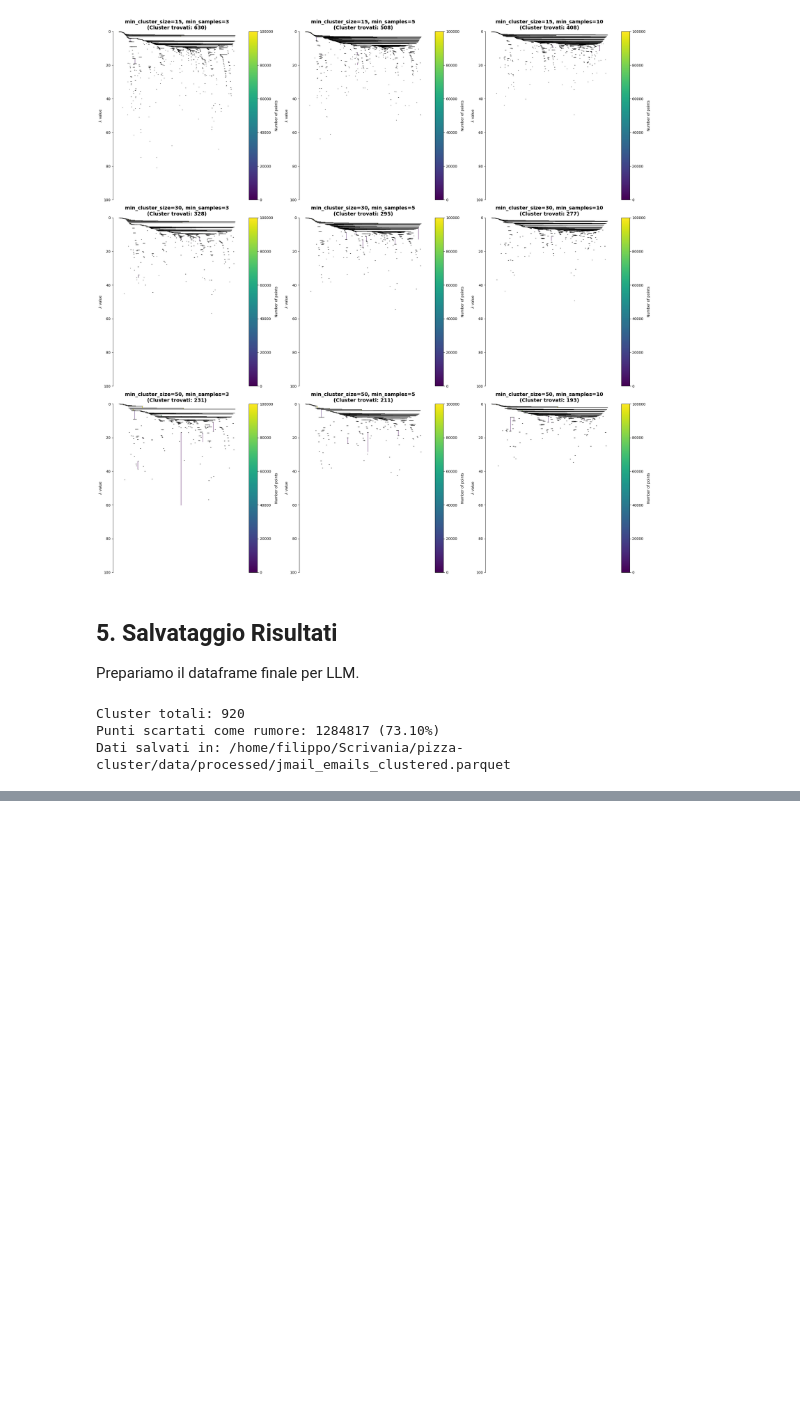
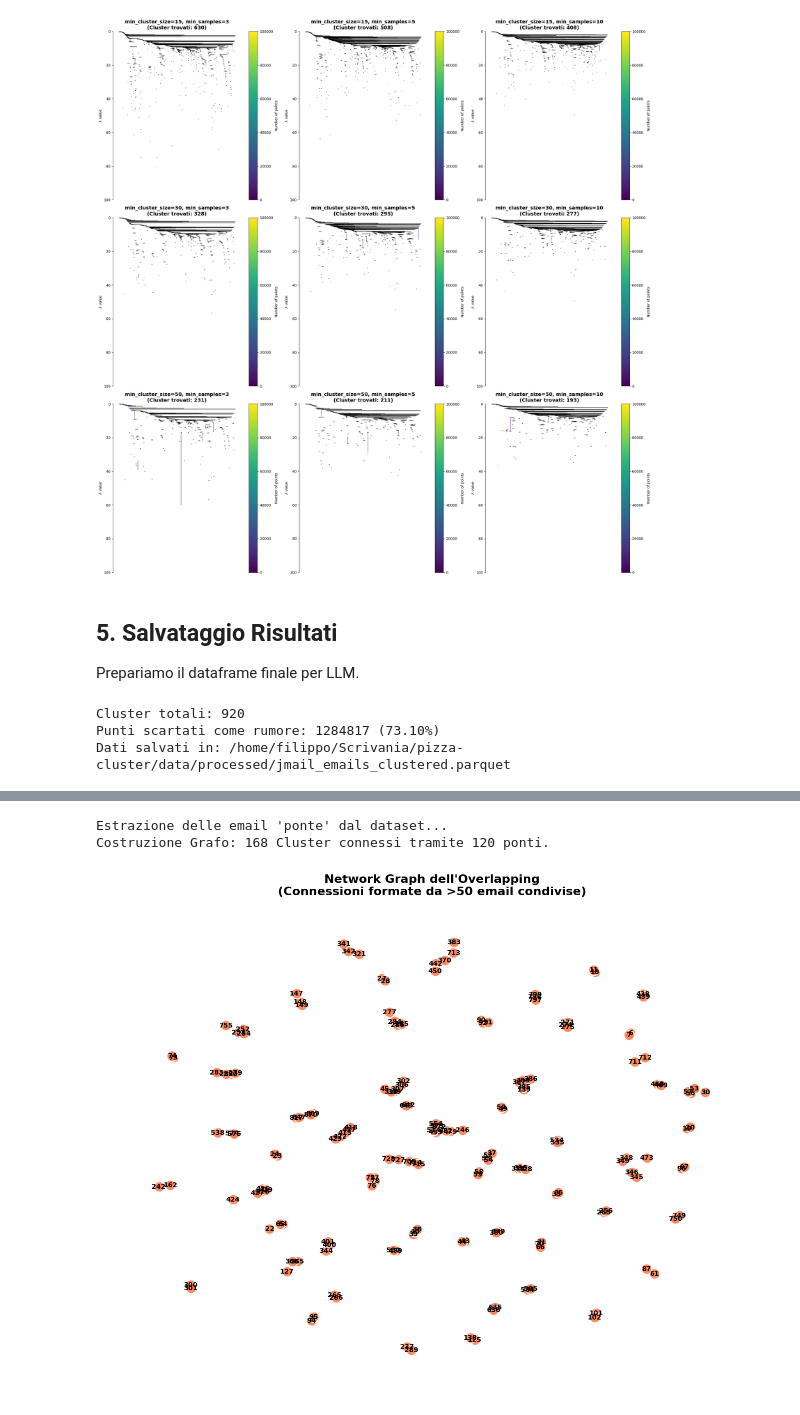
Before and after one commit to jose-sgariglia/pizza-cluster, a Jupyter notebook: src/notebooks/clustering_umap_hdbscan.ipynb, the cells around one changed output, grey strips where cells are left out. Drawn from its saved outputs; the diff is of its cells as text; code cells hidden in the pictures; blank space fills up the shorter version.

```diff
--- a/src/notebooks/clustering_umap_hdbscan.ipynb
+++ b/src/notebooks/clustering_umap_hdbscan.ipynb
@@ -175,0 +285,55 @@ Dati salvati in: /home/filippo/Scrivania/pizza-cluster/data/processed/jmail_emai
+# %%
+
+print("Estrazione delle email 'ponte' dal dataset...")
+df = pd.read_parquet(OUTPUT_DIR / "jmail_emails_clustered_soft.parquet")
+
+# Estraiamo i primi due cluster per ogni email e la percentuale del secondo
+top1 = np.array([x[0] for x in df['top_10_clusters']])
+top2 = np.array([x[1] for x in df['top_10_clusters']])
+prob2 = np.array([x[1] for x in df['top_10_probs']])
+
+# Consideriamo valide solo le email in cui il "secondo classificato" ha almeno il 10% di probabilità
+valid = prob2 > 0.10
+top1_valid = top1[valid]
+top2_valid = top2[valid]
+
+edges = {}
+for c1, c2 in zip(top1_valid, top2_valid):
+    pair = tuple(sorted([c1, c2]))
+    edges[pair] = edges.get(pair, 0) + 1
+
+# Inizializziamo il grafo vuoto
+G = nx.Graph()
+
+# Aggiungiamo solo i ponti forti (minimo 50 email condivise) per non creare un groviglio nero illegibile
+MIN_SHARED_EMAILS = 50
+for (c1, c2), weight in edges.items():
+    if weight >= MIN_SHARED_EMAILS:
+        G.add_edge(c1, c2, weight=weight)
+
+print(f"Costruzione Grafo: {G.number_of_nodes()} Cluster connessi tramite {G.number_of_edges()} ponti.")
+
+plt.figure(figsize=(16, 12))
+plt.title(f"Network Graph dell'Overlapping\n(Connessioni formate da >{MIN_SHARED_EMAILS} email condivise)", fontsize=16, fontweight='bold')
+
+# Posizionamento spaziale: il layout "Spring" spinge i cluster più legati a stare vicini
+pos = nx.spring_layout(G, k=0.4, seed=42)
+
+# Calcolo dello spessore dei cavi in base al numero di email condivise
+weights = [G[u][v]['weight'] for u, v in G.edges()]
+if weights:
+    normalized_weights = [(w / max(weights)) * 8 for w in weights]
+else:
+    normalized_weights = [1]
+
+# Disegno di nodi, archi ed etichette
+nx.draw_networkx_nodes(G, pos, node_size=200, node_color='coral', alpha=0.9, edgecolors='white', linewidths=1.5)
+nx.draw_networkx_edges(G, pos, width=normalized_weights, edge_color='gray', alpha=0.4)
+nx.draw_networkx_labels(G, pos, font_size=9, font_weight='bold', font_color='black')
+
+plt.axis('off')
+plt.show()
+# %% [output]
+Estrazione delle email 'ponte' dal dataset...
+Costruzione Grafo: 168 Cluster connessi tramite 120 ponti.
+[figure, added]
```
Also changed, not shown: parts of 3 cells of this notebook, 2 other files.
